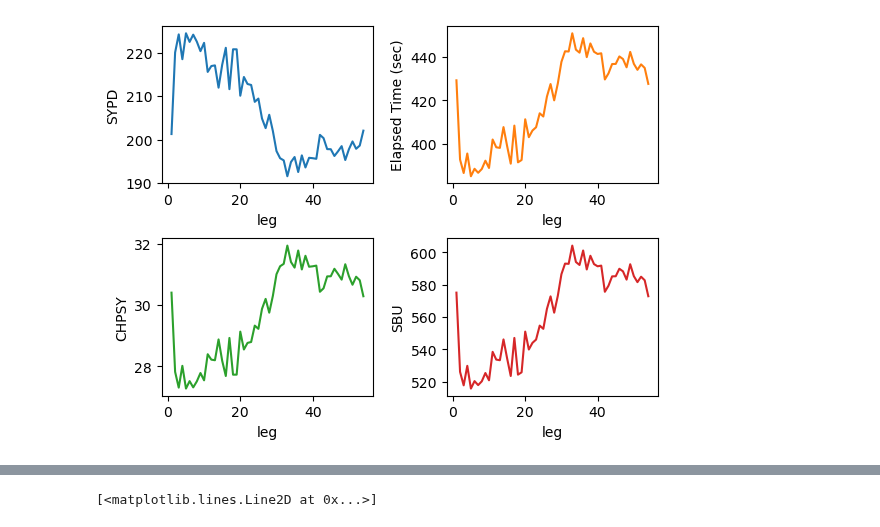
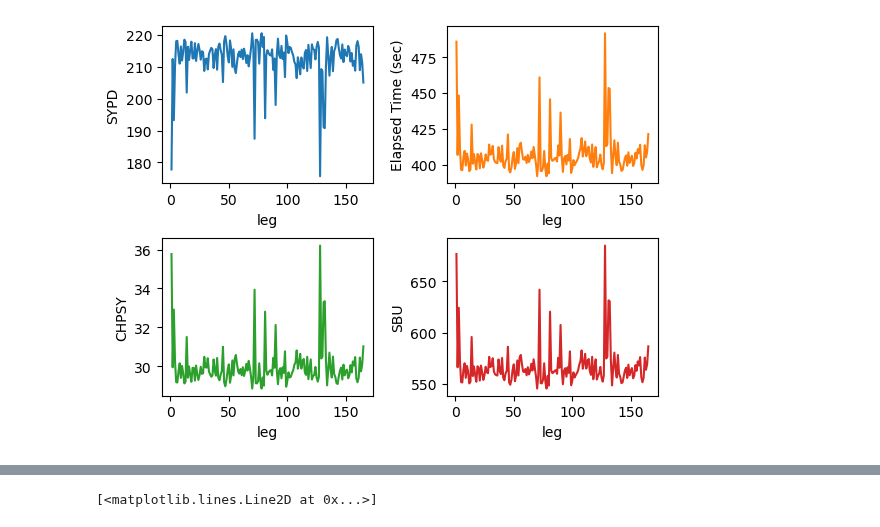
Before and after one commit to asozza/stece, a Jupyter notebook: lobs/test.ipynb, the cells around one changed output, grey strips where cells are left out. Drawn from its saved outputs; the diff is of its cells as text; code cells hidden in the pictures.

```diff
--- a/lobs/test.ipynb
+++ b/lobs/test.ipynb
@@ -9,6 +9,6 @@ import numpy as np
 import matplotlib.pyplot as plt
 import lobs_tools as lt
 # %%
-lt.multiplot_vs_time('ut00', 0)
+lt.multiplot_vs_time('lfr2', 0)
 # %% [output]
-[figure, old version]
+[figure, new version]
```
Also changed, not shown: parts of 8 cells of this notebook, 2 other files.
